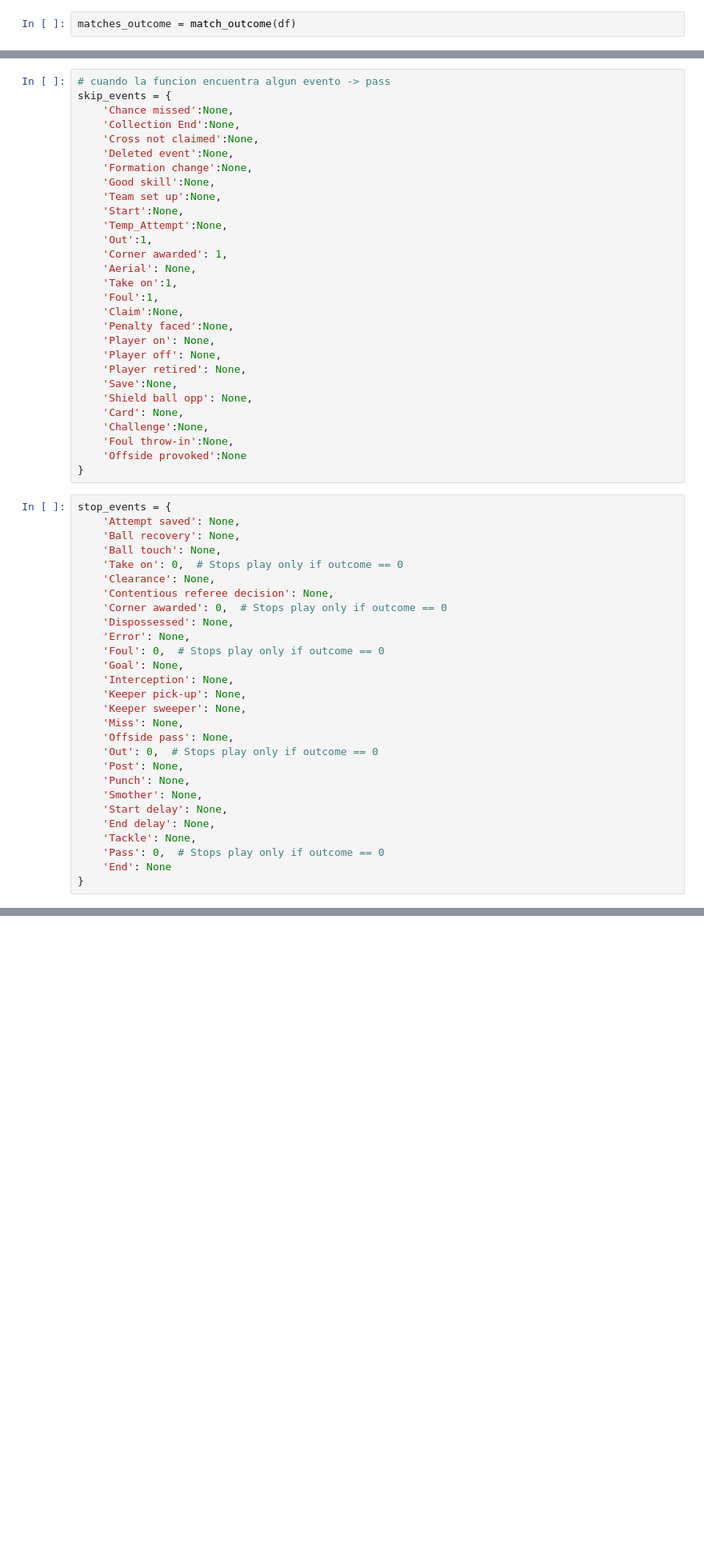
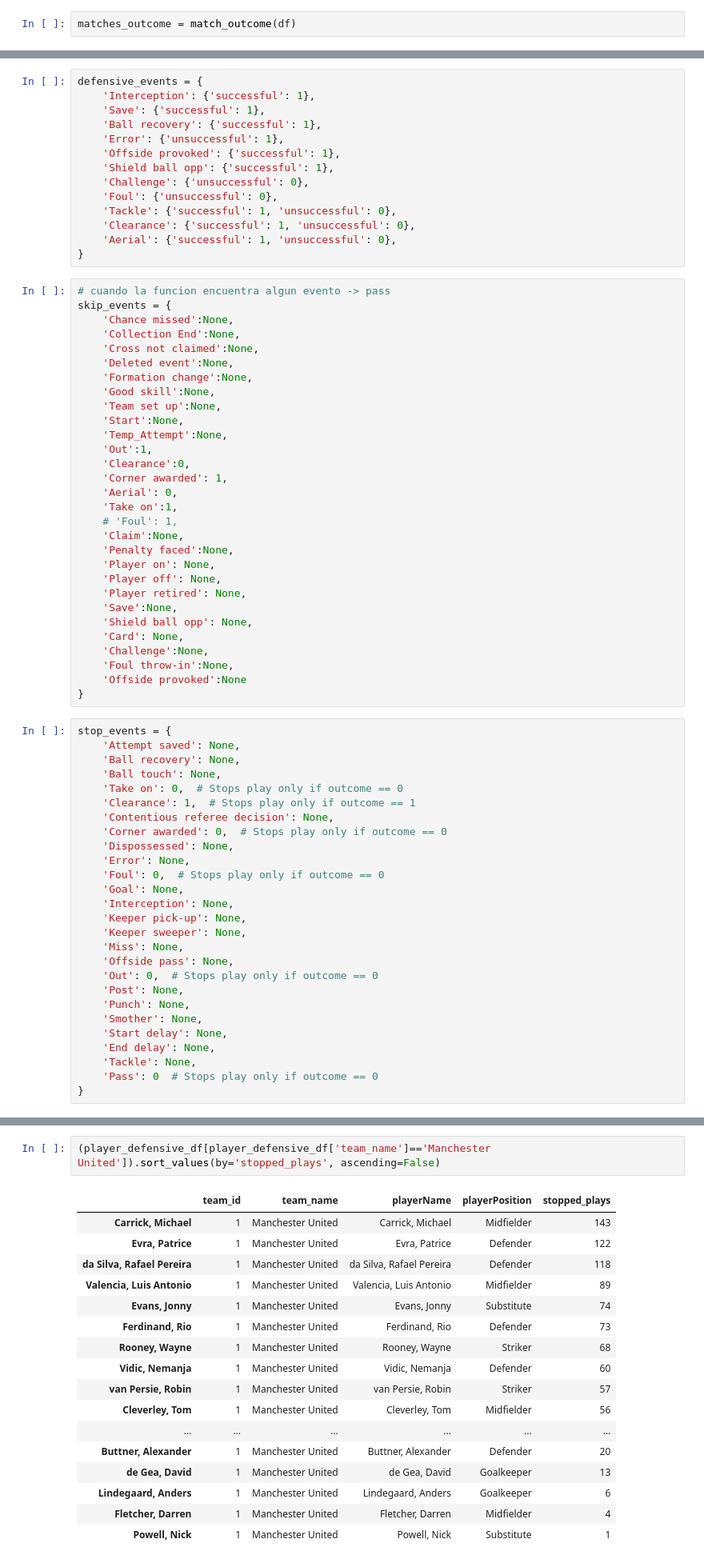
Before and after one commit to luisalawson/proyecto-TD8, a Jupyter notebook: GroupPlays.ipynb, the cells around one changed output, grey strips where cells are left out. Shown at 80% size. Cells and saved outputs as stored; diff of their text form; blank space fills up the shorter version.

```diff
--- a/GroupPlays.ipynb
+++ b/GroupPlays.ipynb
@@ -72,3 +70,17 @@ df['dangerous_zone'] = df['x'].apply(lambda x: 1 if dangerous_area[0] < x < dang
+# %%
+defensive_events = {
+    'Interception': {'successful': 1},
+    'Save': {'successful': 1},
+    'Ball recovery': {'successful': 1},
+    'Error': {'unsuccessful': 1},
+    'Offside provoked': {'successful': 1},
+    'Shield ball opp': {'successful': 1},
+    'Challenge': {'unsuccessful': 0},
+    'Foul': {'unsuccessful': 0},
+    'Tackle': {'successful': 1, 'unsuccessful': 0},
+    'Clearance': {'successful': 1, 'unsuccessful': 0},
+    'Aerial': {'successful': 1, 'unsuccessful': 0},
+}
 # %%
 # cuando la funcion encuentra algun evento -> pass
 skip_events = {
@@ -82,10 +94,11 @@ skip_events = {
     'Start':None,
     'Temp_Attempt':None,
     'Out':1,
+    'Clearance':0,
     'Corner awarded': 1,
-    'Aerial': None,
+    'Aerial': 0,
     'Take on':1,
-    'Foul':1,
+    # 'Foul': 1,
     'Claim':None,
     'Penalty faced':None,
     'Player on': None,
@@ -104,7 +117,7 @@ stop_events = {
     'Ball recovery': None,
     'Ball touch': None,
     'Take on': 0,  # Stops play only if outcome == 0
-    'Clearance': None,
+    'Clearance': 1,  # Stops play only if outcome == 1
     'Contentious referee decision': None,
     'Corner awarded': 0,  # Stops play only if outcome == 0
     'Dispossessed': None,
@@ -123,7 +136,6 @@ stop_events = {
     'Start delay': None,
     'End delay': None,
     'Tackle': None,
-    'Pass': 0,  # Stops play only if outcome == 0
-    'End': None
+    'Pass': 0  # Stops play only if outcome == 0
 }
 # %%
@@ -305,0 +427,20 @@ matches_outcome
+# %%
+(player_defensive_df[player_defensive_df['team_name']=='Manchester United']).sort_values(by='stopped_plays', ascending=False)
+# %% [output]
+|  | team_id | team_name | playerName | playerPosition | stopped_plays |
+| Carrick, Michael | 1 | Manchester United | Carrick, Michael | Midfielder | 143 |
+| Evra, Patrice | 1 | Manchester United | Evra, Patrice | Defender | 122 |
+| da Silva, Rafael Pereira | 1 | Manchester United | da Silva, Rafael Pereira | Defender | 118 |
+| Valencia, Luis Antonio | 1 | Manchester United | Valencia, Luis Antonio | Midfielder | 89 |
+| Evans, Jonny | 1 | Manchester United | Evans, Jonny | Substitute | 74 |
+| Ferdinand, Rio | 1 | Manchester United | Ferdinand, Rio | Defender | 73 |
+| Rooney, Wayne | 1 | Manchester United | Rooney, Wayne | Striker | 68 |
+| Vidic, Nemanja | 1 | Manchester United | Vidic, Nemanja | Defender | 60 |
+| van Persie, Robin | 1 | Manchester United | van Persie, Robin | Striker | 57 |
+| Cleverley, Tom | 1 | Manchester United | Cleverley, Tom | Midfielder | 56 |
+| ... | ... | ... | ... | ... | ... |
+| Buttner, Alexander | 1 | Manchester United | Buttner, Alexander | Defender | 20 |
+| de Gea, David | 1 | Manchester United | de Gea, David | Goalkeeper | 13 |
+| Lindegaard, Anders | 1 | Manchester United | Lindegaard, Anders | Goalkeeper | 6 |
+| Fletcher, Darren | 1 | Manchester United | Fletcher, Darren | Midfielder | 4 |
+| Powell, Nick | 1 | Manchester United | Powell, Nick | Substitute | 1 |
```
Also changed, not shown: parts of 17 cells of this notebook.
